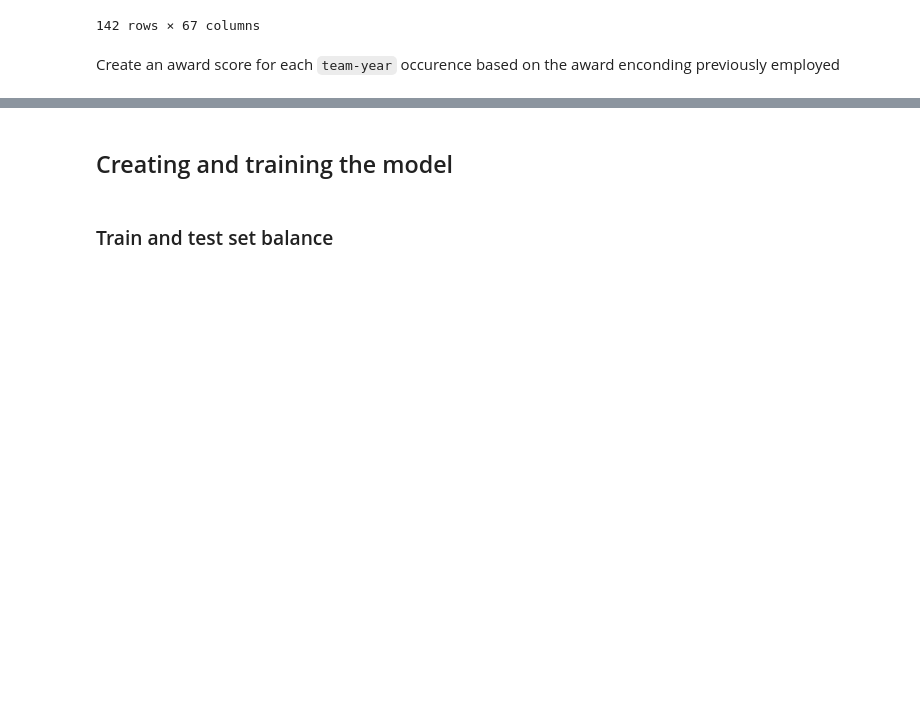
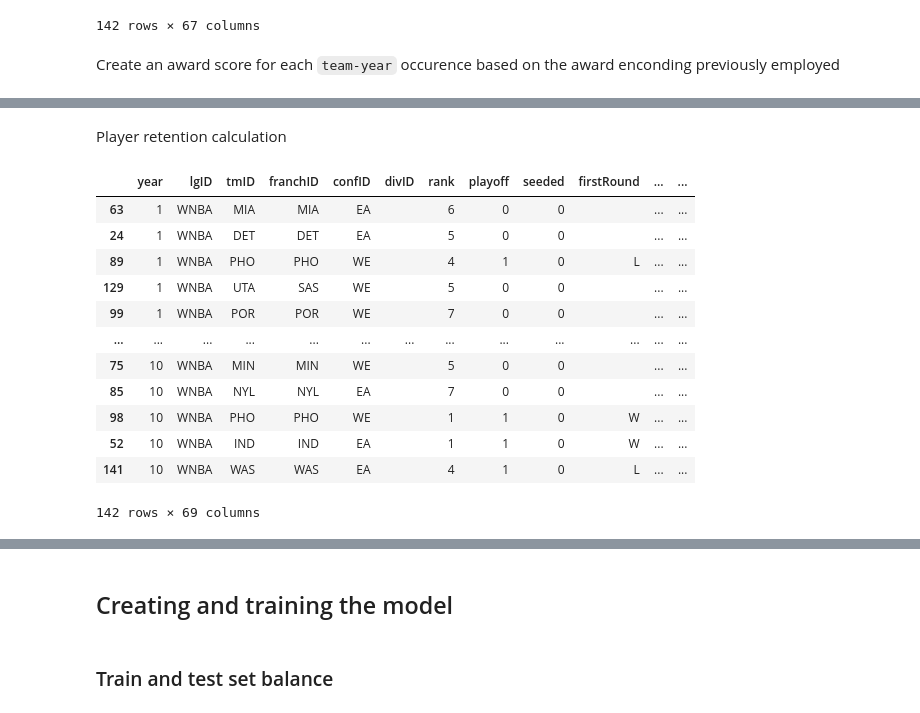
Before and after one commit to toni-santos/ac-2023, a Jupyter notebook: main.ipynb, the cells around one changed output, grey strips where cells are left out. Drawn from its saved outputs; the diff is of its cells as text; code cells hidden in the pictures; blank space fills up the shorter version.

```diff
--- a/main.ipynb
+++ b/main.ipynb
@@ -79,6 +79,9 @@ cc_aw = pd.read_sql_query('''
 
 # Players
 pl = pd.read_sql_query("SELECT * FROM players", con)
+
+# Player Teams
+pt = pd.read_sql_query("SELECT * FROM players_teams", con)
 
 # Player <-> Teams
 pl_tm = pd.read_sql_query("SELECT * FROM players_teams INNER JOIN players ON players_teams.playerID = players.bioID", con)
@@ -641 +645,67 @@ df
 142 rows × 68 columns
+# %% [markdown]
+Player retention calculation
+# %%
+pt['year'] = pt['year'].astype(int)
+pt.sort_values(by=['year'], inplace=True)
+grouped = pt.groupby(['tmID', 'year'])[['tmID', 'playerID', 'year']]
+teams_dict = {}
+res_dict = {}
+
+
+for name, group in grouped:
+    loop_df = pd.DataFrame(group)
+    if name[0] in teams_dict.keys():
+        teams_dict[name[0]][name[1]] = loop_df['playerID'].unique().tolist()
+    else:
+        teams_dict[name[0]] = {}
+        teams_dict[name[0]][name[1]] = loop_df['playerID'].unique().tolist()
+
+for x in teams_dict.keys():
+    prev = None
+    if len(teams_dict[x].keys()) == 1:
+        res_dict[x][teams_dict[x].keys()[0]] = 0
+        continue
+    for y in teams_dict[x].keys():
+        if prev == None:
+            prev = y
+            res_dict[x] = {}
+            res_dict[x][y] = 0
+            continue
+
+        past = teams_dict[x][prev]
+        present = teams_dict[x][y]
+        prev = y
+        count = 0
+
+        for player in past:
+            if player in present:
+                count += 1
+
+        # ratio of players that stayed
+        count /= len(present)
+
+        res_dict[x][y] = {}
+        res_dict[x][y] = round(count,2)
+
+
+for key in res_dict.keys():
+    for year in res_dict[key].keys():
+        year_condition = df['year'] == int(year)
+        tmID_condition = df['tmID'] == str(key)
+        df.loc[year_condition & tmID_condition, "player_retention"] = res_dict[key][year]
+df
+# %% [output]
+|  | year | lgID | tmID | franchID | confID | divID | rank | playoff | seeded | firstRound | ... | ... |
+| 63 | 1 | WNBA | MIA | MIA | EA |  | 6 | 0 | 0 |  | ... | ... |
+| 24 | 1 | WNBA | DET | DET | EA |  | 5 | 0 | 0 |  | ... | ... |
+| 89 | 1 | WNBA | PHO | PHO | WE |  | 4 | 1 | 0 | L | ... | ... |
+| 129 | 1 | WNBA | UTA | SAS | WE |  | 5 | 0 | 0 |  | ... | ... |
+| 99 | 1 | WNBA | POR | POR | WE |  | 7 | 0 | 0 |  | ... | ... |
+| ... | ... | ... | ... | ... | ... | ... | ... | ... | ... | ... | ... | ... |
+| 75 | 10 | WNBA | MIN | MIN | WE |  | 5 | 0 | 0 |  | ... | ... |
+| 85 | 10 | WNBA | NYL | NYL | EA |  | 7 | 0 | 0 |  | ... | ... |
+| 98 | 10 | WNBA | PHO | PHO | WE |  | 1 | 1 | 0 | W | ... | ... |
+| 52 | 10 | WNBA | IND | IND | EA |  | 1 | 1 | 0 | W | ... | ... |
+| 141 | 10 | WNBA | WAS | WAS | EA |  | 4 | 1 | 0 | L | ... | ... |
+142 rows × 69 columns
```
Also changed, not shown: parts of 16 cells of this notebook.
